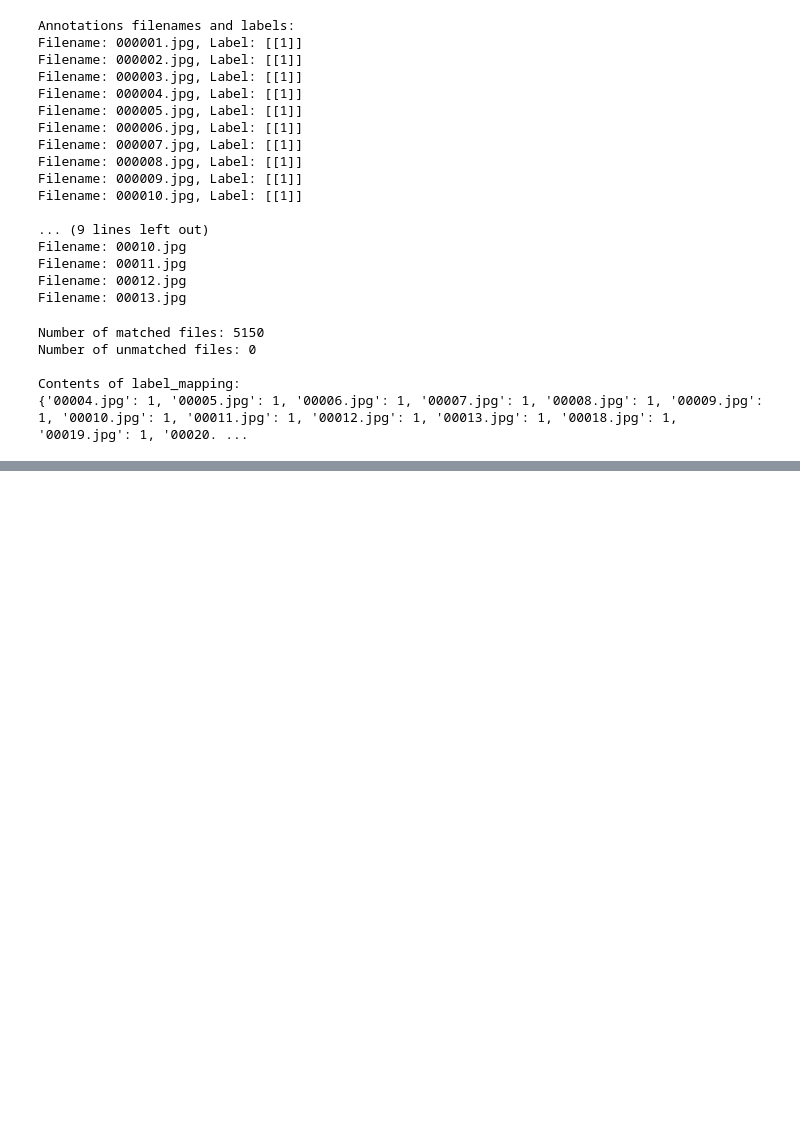
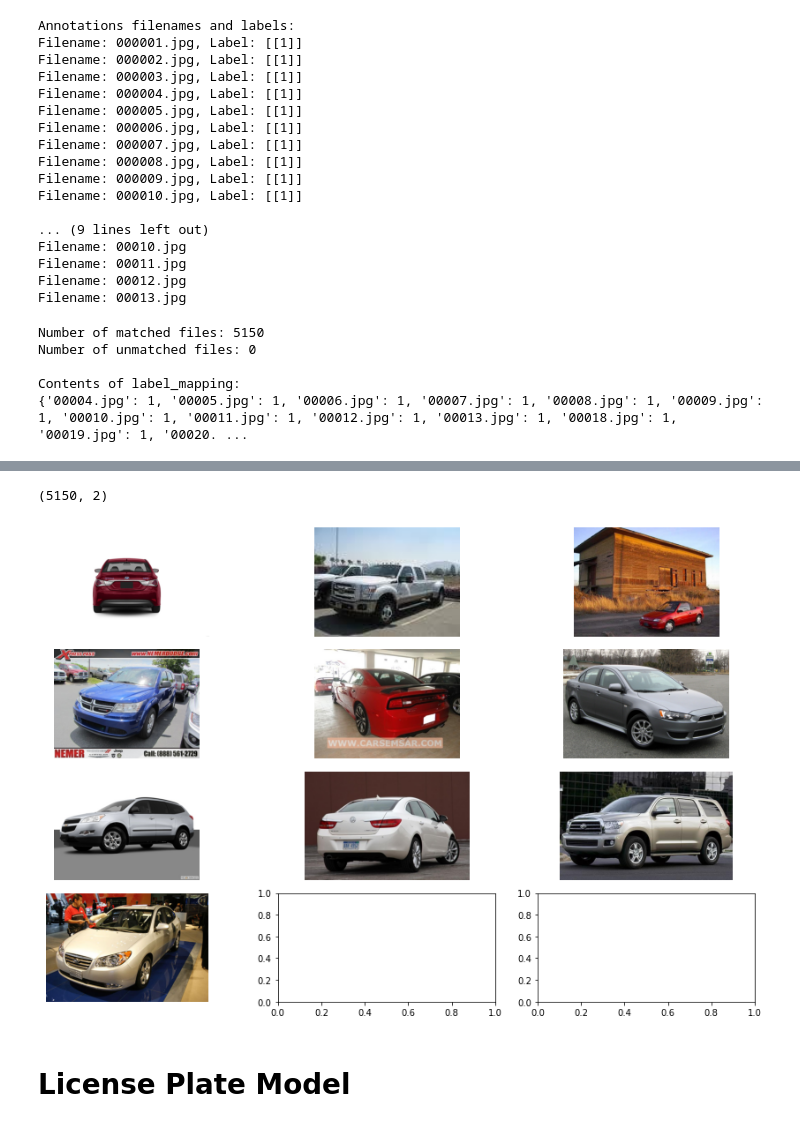
Before and after one commit to jesseg102/ADS-508--Cloud-Computing, a Jupyter notebook: final_project.ipynb, the cells around one changed output, grey strips where cells are left out. Saved outputs shown, nothing was run; the diff lists cells and outputs as text; code cells hidden in the pictures; blank space fills up the shorter version.

Commit message:
Most recent attempt for CV models
I did not get too far with the license plate model when I found that most required packages are not included with our AWS account

```diff
--- a/final_project.ipynb
+++ b/final_project.ipynb
@@ -1221,0 +1304,55 @@ FileNotFoundError: [Errno 2] No such file or directory: 'path/to/your/image/dire
+# %%
+df_merged.shape
+# %% [output]
+(5150, 2)
+# %%
+import boto3
+import io
+import matplotlib.pyplot as plt
+from PIL import Image
+
+# Define the S3 bucket and prefix
+bucket_name_car_type = 'final.project.data.508'
+prefix_key_car_type = 'vehicle_type_upd/cars_train/cars_train/'
+
+# Create a Boto3 S3 client
+s3_client = boto3.client('s3')
+
+# Define the range of image numbers
+start_index = 4
+end_index = 13
+
+# Set up the grid layout
+num_cols = 3
+num_rows = (end_index - start_index + 1) // num_cols + ((end_index - start_index + 1) % num_cols > 0)
+fig, axes = plt.subplots(num_rows, num_cols, figsize=(12, 8))
+
+# Iterate over the range of image numbers and load each image
+for i in range(start_index, end_index + 1):
+    # Load the image from S3
+    image_key_car_type = f'{i:05d}.jpg'  # Format the image number with leading zeros
+    image_object = s3_client.get_object(Bucket=bucket_name_car_type, Key=f'{prefix_key_car_type}{image_key_car_type}')
+    image_data = image_object['Body'].read()
+
+    # Open the image using PIL
+    image = Image.open(io.BytesIO(image_data))
+
+    # Calculate the row and column indices in the grid
+    row_index = (i - start_index) // num_cols
+    col_index = (i - start_index) % num_cols
+
+    # Display the image on the corresponding subplot
+    if num_rows == 1:  # If there's only one row, axes will be 1-dimensional
+        axes[col_index].imshow(image)
+        axes[col_index].axis('off')
+    else:
+        axes[row_index, col_index].imshow(image)
+        axes[row_index, col_index].axis('off')
+
+# Adjust layout and display the grid of images
+plt.tight_layout()
+plt.show()
+# %% [output]
+[figure, added]
+# %% [markdown]
+# License Plate Model
```
Also changed, not shown: parts of 7 cells of this notebook.
